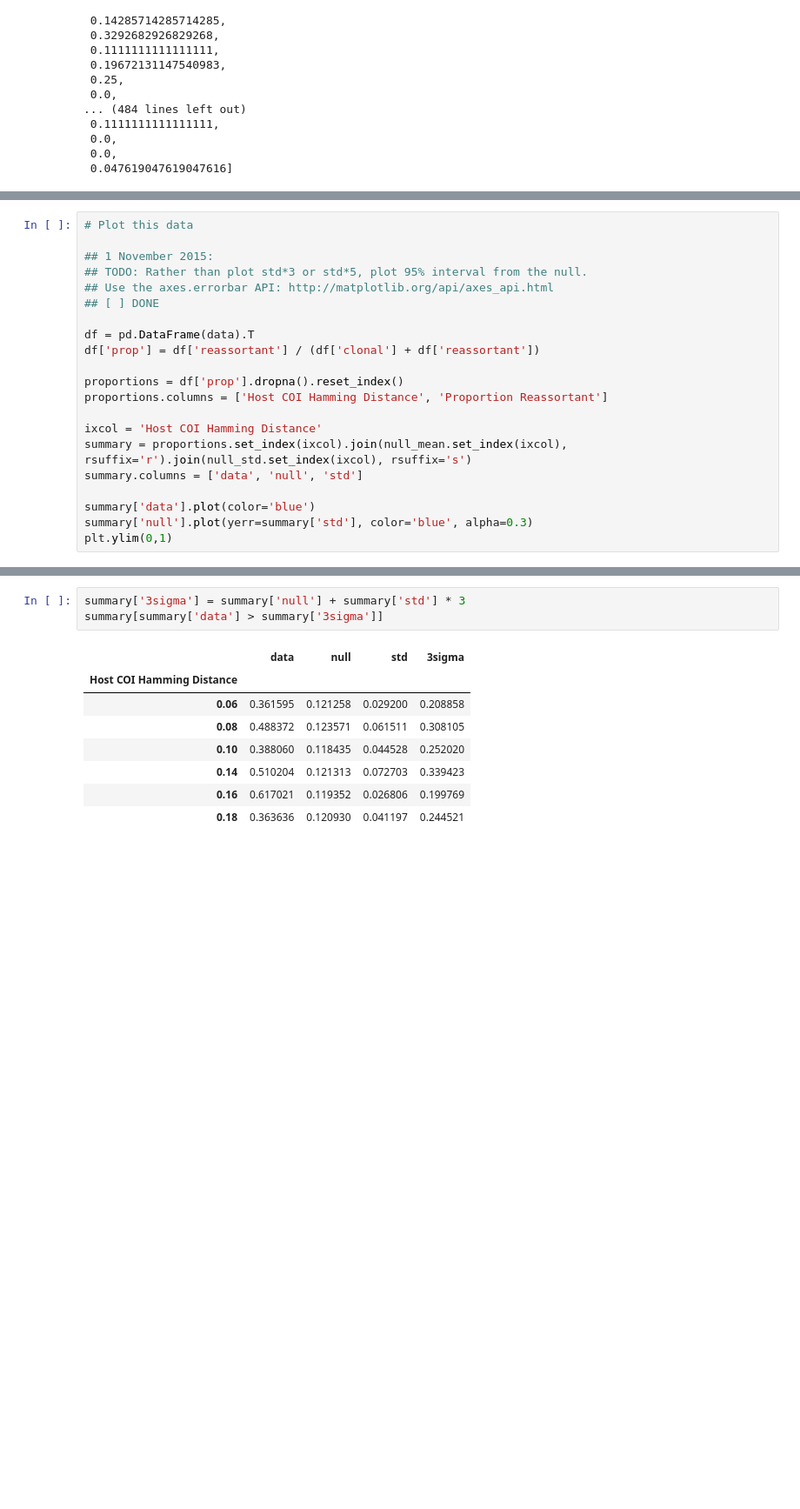
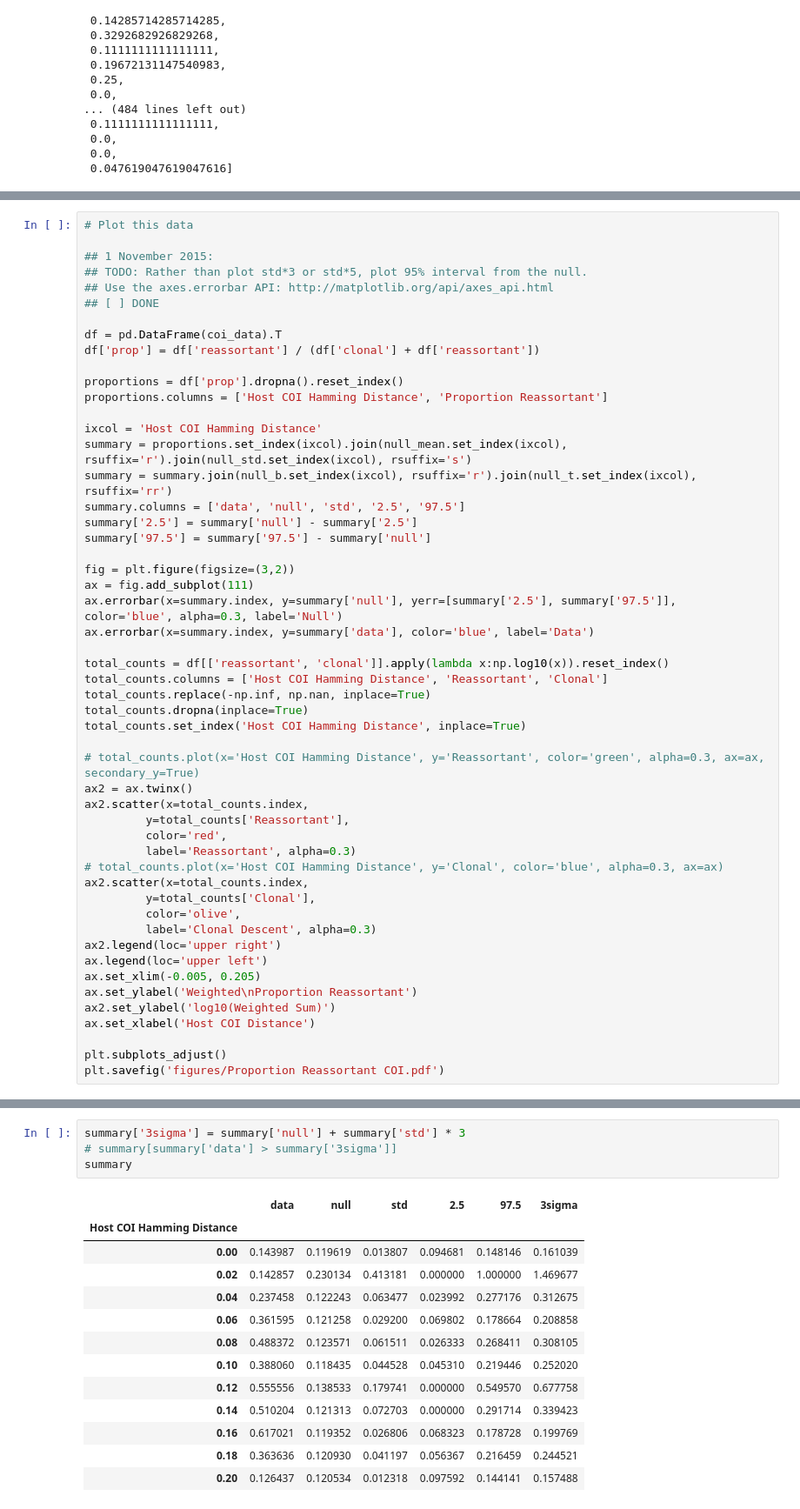
Before and after one commit to ericmjl/influenza-global-reassortment, a Jupyter notebook: Make Figure - Proportion Reassortant.ipynb, the cells around one changed output, grey strips where cells are left out. Shown at 87% size. Cells and saved outputs as stored; diff of their text form; blank space fills up the shorter version.

Commit message:
added host COI figure

```diff
--- a/Make Figure - Proportion Reassortant.ipynb
+++ b/Make Figure - Proportion Reassortant.ipynb
@@ -714,7 +709,7 @@ null_std.columns = ['Host COI Hamming Distance', 'Proportion Reassortant']
 ## Use the axes.errorbar API: http://matplotlib.org/api/axes_api.html
 ## [ ] DONE
 
-df = pd.DataFrame(data).T
+df = pd.DataFrame(coi_data).T
 df['prop'] = df['reassortant'] / (df['clonal'] + df['reassortant'])
 
 proportions = df['prop'].dropna().reset_index()
@@ -722,8 +717,39 @@ proportions.columns = ['Host COI Hamming Distance', 'Proportion Reassortant']
 
 ixcol = 'Host COI Hamming Distance'
 summary = proportions.set_index(ixcol).join(null_mean.set_index(ixcol), rsuffix='r').join(null_std.set_index(ixcol), rsuffix='s')
-summary.columns = ['data', 'null', 'std']
+summary = summary.join(null_b.set_index(ixcol), rsuffix='r').join(null_t.set_index(ixcol), rsuffix='rr')
+summary.columns = ['data', 'null', 'std', '2.5', '97.5']
+summary['2.5'] = summary['null'] - summary['2.5']
+summary['97.5'] = summary['97.5'] - summary['null']
 
-summary['data'].plot(color='blue')
-summary['null'].plot(yerr=summary['std'], color='blue', alpha=0.3)
-plt.ylim(0,1)
+fig = plt.figure(figsize=(3,2))
+ax = fig.add_subplot(111)
+ax.errorbar(x=summary.index, y=summary['null'], yerr=[summary['2.5'], summary['97.5']], color='blue', alpha=0.3, label='Null')
+ax.errorbar(x=summary.index, y=summary['data'], color='blue', label='Data')
+
+total_counts = df[['reassortant', 'clonal']].apply(lambda x:np.log10(x)).reset_index()
+total_counts.columns = ['Host COI Hamming Distance', 'Reassortant', 'Clonal']
+total_counts.replace(-np.inf, np.nan, inplace=True)
+total_counts.dropna(inplace=True)
+total_counts.set_index('Host COI Hamming Distance', inplace=True)
+
+# total_counts.plot(x='Host COI Hamming Distance', y='Reassortant', color='green', alpha=0.3, ax=ax, secondary_y=True)
+ax2 = ax.twinx()
+ax2.scatter(x=total_counts.index,
+         y=total_counts['Reassortant'],
+         color='red',
+         label='Reassortant', alpha=0.3)
+# total_counts.plot(x='Host COI Hamming Distance', y='Clonal', color='blue', alpha=0.3, ax=ax)
+ax2.scatter(x=total_counts.index,
+         y=total_counts['Clonal'],
+         color='olive',
+         label='Clonal Descent', alpha=0.3)
+ax2.legend(loc='upper right')
+ax.legend(loc='upper left')
+ax.set_xlim(-0.005, 0.205)
+ax.set_ylabel('Weighted\nProportion Reassortant')
+ax2.set_ylabel('log10(Weighted Sum)')
+ax.set_xlabel('Host COI Distance')
+
+plt.subplots_adjust()
+plt.savefig('figures/Proportion Reassortant COI.pdf')
@@ -733,15 +802,21 @@ plt.ylim(0,1)
 # %%
 summary['3sigma'] = summary['null'] + summary['std'] * 3
-summary[summary['data'] > summary['3sigma']]
+# summary[summary['data'] > summary['3sigma']]
+summary
 # %% [output]
-|  | data | null | std | 3sigma |
-| Host COI Hamming Distance |  |  |  |  |
-| 0.06 | 0.361595 | 0.121258 | 0.029200 | 0.208858 |
-| 0.08 | 0.488372 | 0.123571 | 0.061511 | 0.308105 |
-| 0.10 | 0.388060 | 0.118435 | 0.044528 | 0.252020 |
-| 0.14 | 0.510204 | 0.121313 | 0.072703 | 0.339423 |
-| 0.16 | 0.617021 | 0.119352 | 0.026806 | 0.199769 |
-| 0.18 | 0.363636 | 0.120930 | 0.041197 | 0.244521 |
+|  | data | null | std | 2.5 | 97.5 | 3sigma |
+| Host COI Hamming Distance |  |  |  |  |  |  |
+| 0.00 | 0.143987 | 0.119619 | 0.013807 | 0.094681 | 0.148146 | 0.161039 |
+| 0.02 | 0.142857 | 0.230134 | 0.413181 | 0.000000 | 1.000000 | 1.469677 |
+| 0.04 | 0.237458 | 0.122243 | 0.063477 | 0.023992 | 0.277176 | 0.312675 |
+| 0.06 | 0.361595 | 0.121258 | 0.029200 | 0.069802 | 0.178664 | 0.208858 |
+| 0.08 | 0.488372 | 0.123571 | 0.061511 | 0.026333 | 0.268411 | 0.308105 |
+| 0.10 | 0.388060 | 0.118435 | 0.044528 | 0.045310 | 0.219446 | 0.252020 |
+| 0.12 | 0.555556 | 0.138533 | 0.179741 | 0.000000 | 0.549570 | 0.677758 |
+| 0.14 | 0.510204 | 0.121313 | 0.072703 | 0.000000 | 0.291714 | 0.339423 |
+| 0.16 | 0.617021 | 0.119352 | 0.026806 | 0.068323 | 0.178728 | 0.199769 |
+| 0.18 | 0.363636 | 0.120930 | 0.041197 | 0.056367 | 0.216459 | 0.244521 |
+| 0.20 | 0.126437 | 0.120534 | 0.012318 | 0.097592 | 0.144141 | 0.157488 |
 # %%
 total_counts = df[['reassortant', 'clonal']].apply(lambda x:np.log10(x)).reset_index()
 total_counts.columns = ['Host COI Hamming Distance', 'Reassortant', 'Clonal']
```
Also changed, not shown: parts of 12 cells of this notebook, 1 other file.
